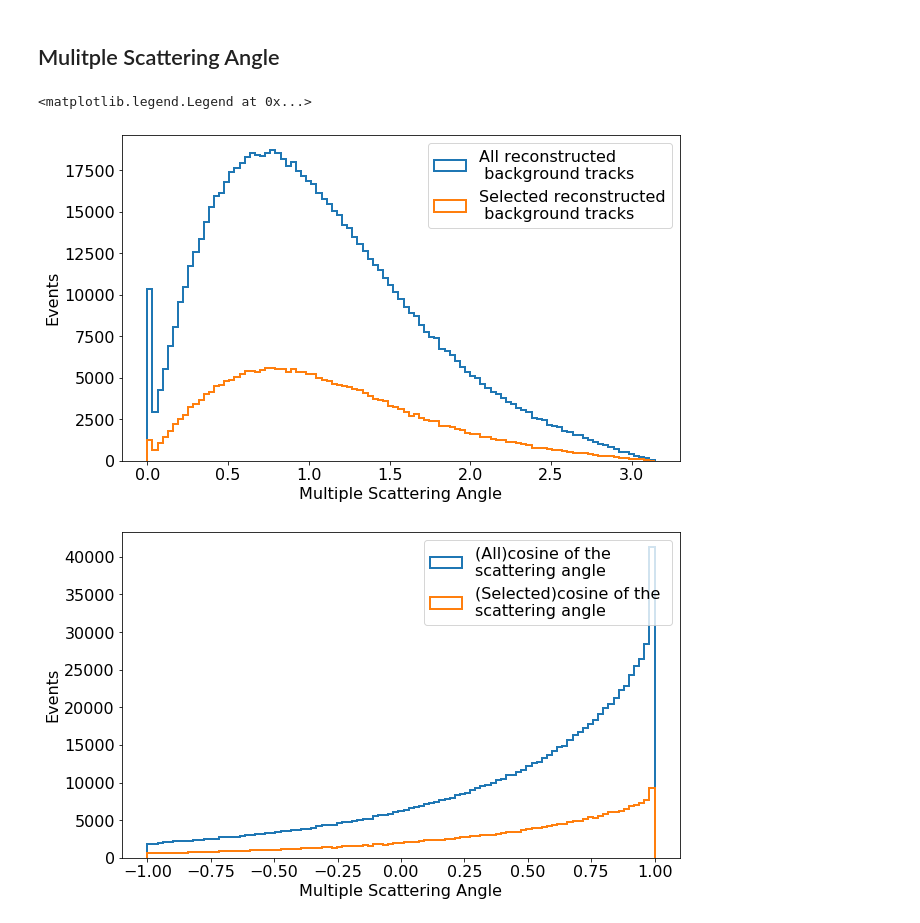
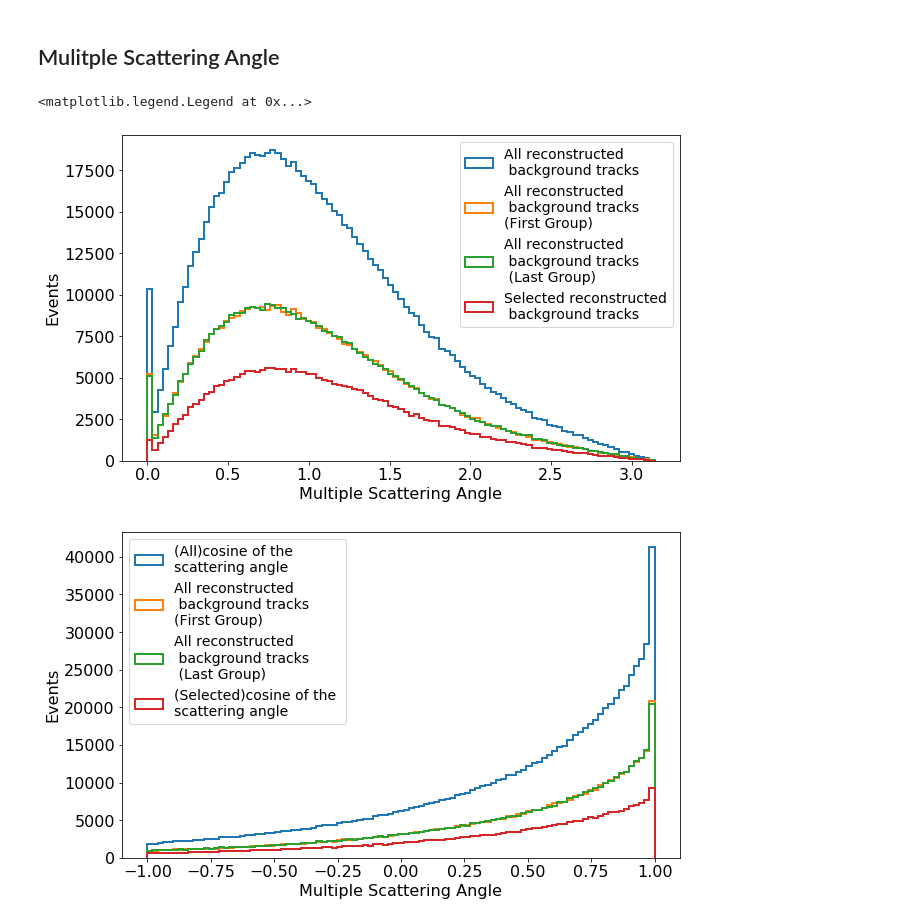
Before and after one commit to k-woodruff/bb2nu, a Jupyter notebook: bb2nu_signal_distribution.ipynb, the cells around one changed output. Saved outputs shown, nothing was run; the diff lists cells and outputs as text; code cells hidden in the pictures.

```diff
--- a/bb2nu_signal_distribution.ipynb
+++ b/bb2nu_signal_distribution.ipynb
@@ -193,12 +193,12 @@ where $\lambda_1 = \lambda_0(1 \pm Systematic Uncertainty)$
 The first for loop for selecting the sample size can be run as many times as is necessary, however a sample size of around 2800 to 3000 is where the ending values tend to be very steady.
 # %%
 t0 = time.clock()
-grouped_particles_selection = df_particles_selection.groupby('event')
+grouped_particles_selection = df_particles_selection.groupby('event').first()
 #creating the matrix to hold the weights
-sample_size = 10
+sample_size = 2000
 weight_all = np.zeros((sample_size,len(df_particles['n_brems'])))
 weight_all_selection = np.zeros((sample_size,len(df_particles_selection['n_brems'])))
-weight_all_selection_g = np.zeros((sample_size,len(grouped_particles_selection['n_brems']).first()))
+weight_all_selection_g = np.zeros((sample_size,len(grouped_particles_selection['n_brems'])))
 
 #Begin for loop that calculates the weights for each randomly selected uncertainty from 1% - 10% and randomly selected bin width from .2 to 2
 for j in range(0,sample_size):
@@ -208,11 +208,12 @@ for j in range(0,sample_size):
     ebins[-1] = 100
     for i in range(len(ebins)-1):
         eslice = (df_particles['reco_energy'] >= ebins[i])&(df_particles['reco_energy'] < ebins[i+1])
+        eslice_grouped = (grouped_particles_selection['reco_energy'] >= ebins[i])&(grouped_particles_selection['reco_energy'] < ebins[i+1])
         rate0 = df_particles[eslice]['n_brems'].mean()
         rate1 = rate0*(1 + syst_unc)
         df_particles.loc[eslice, 'weight'] = np.exp(-(rate1-rate0))*(rate1/rate0)**df_particles[eslice]['n_brems']
         df_particles_selection.loc[eslice, 'weight'] = np.exp(-(rate1-rate0))*(rate1/rate0)**df_particles_selection[eslice]['n_brems']
-        grouped_particles_selection.loc[eslice, 'weight'] = np.exp(-(rate1-rate0))*(rate1/rate0)**grouped_particles_selection[eslice]['n_brems']
+        grouped_particles_selection.loc[eslice_grouped, 'weight'] = np.exp(-(rate1-rate0))*(rate1/rate0)**grouped_particles_selection[eslice_grouped]['n_brems']
 
     #stores the weights for an uncertainty
     weight_all[j] = df_particles['weight']
@@ -231,29 +243,33 @@ KeyError: 'Columns not found: False, True'
 # %%
 plt.figure(figsize=(10,6))
 
 mcsbins = np.linspace(0,np.pi,100)
 mcscosbins = np.linspace(-1,1,100)
 
 plt.hist(df_particles['mcs_angle'], bins=mcsbins, histtype='step', lw=2, label='All reconstructed\n background tracks');
+plt.hist(df_particles.groupby('event')['mcs_angle'].first(), bins=mcsbins, histtype='step', lw=2, label='All reconstructed\n background tracks \n(First Group)');
+plt.hist(df_particles.groupby('event')['mcs_angle'].last(), bins=mcsbins, histtype='step', lw=2, label='All reconstructed\n background tracks\n (Last Group)');
 plt.hist(df_particles_selection['mcs_angle'], bins=mcsbins, histtype='step', lw=2, label='Selected reconstructed\n background tracks');
 
 plt.xlabel(r'Multiple Scattering Angle', fontsize=16)
 plt.ylabel('Events', fontsize=16)
 plt.tick_params(which='major', axis='both', labelsize=16)
 
-plt.legend(loc='upper right', fontsize=16)
+plt.legend(loc='upper right', fontsize=14)
 
 plt.figure(figsize=(10,6))
 
 plt.hist(np.cos(df_particles['mcs_angle']), bins=mcscosbins, histtype='step', lw=2, label='(All)cosine of the \nscattering angle');
+plt.hist(np.cos(df_particles.groupby('event')['mcs_angle'].first()), bins=mcscosbins, histtype='step', lw=2, label='All reconstructed\n background tracks \n(First Group)');
+plt.hist(np.cos(df_particles.groupby('event')['mcs_angle'].last()), bins=mcscosbins, histtype='step', lw=2, label='All reconstructed\n background tracks\n (Last Group)');
 plt.hist(np.cos(df_particles_selection['mcs_angle']), bins=mcscosbins, histtype='step', lw=2, label='(Selected)cosine of the \nscattering angle');
 
 plt.xlabel(r'Multiple Scattering Angle', fontsize=16)
 plt.ylabel('Events', fontsize=16)
 plt.tick_params(which='major', axis='both', labelsize=16)
 
-plt.legend(loc='upper right', fontsize=16)
+plt.legend(loc='upper left', fontsize=14)
 # %% [output]
 <matplotlib.legend.Legend at 0x...>
-[figure, old version]
+[figure, new version]
-[figure, old version]
+[figure, new version]
```
Also changed, not shown: parts of 7 cells of this notebook.
